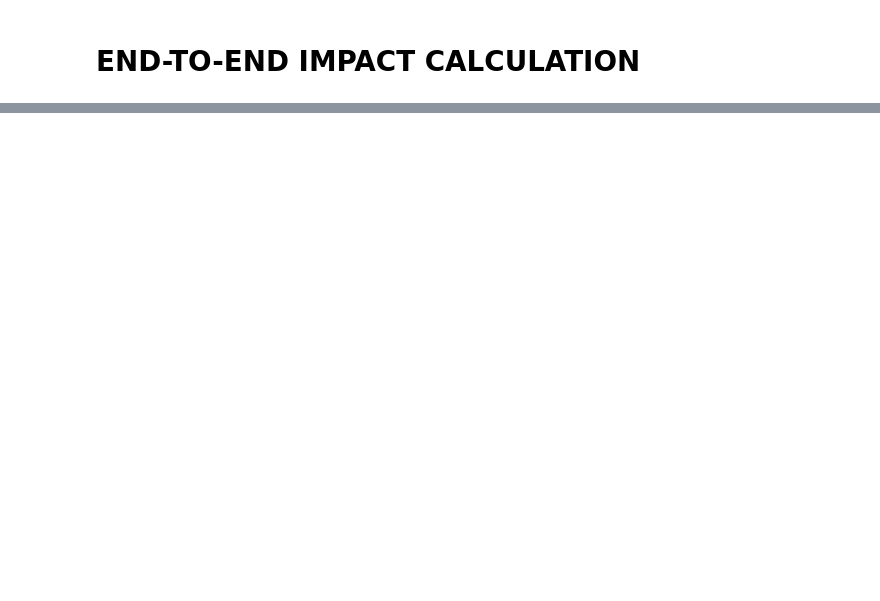
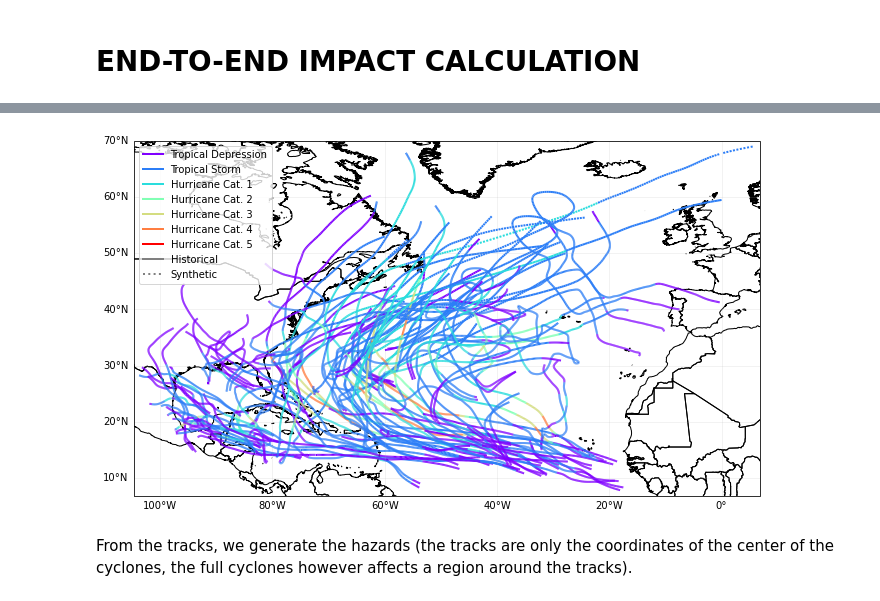
Before and after one commit to emanuel-schmid/climada_python_backup, a Jupyter notebook: doc/tutorial/climada_engine_Impact.ipynb, the cells around one changed output, grey strips where cells are left out. Saved outputs shown, nothing was run; the diff lists cells and outputs as text; code cells hidden in the pictures; blank space fills up the shorter version.

```diff
--- a/doc/tutorial/climada_engine_Impact.ipynb
+++ b/doc/tutorial/climada_engine_Impact.ipynb
@@ -170,0 +139,11 @@ The expected annual impact per exposure can be visualized through different meth
+# %%
+from climada.hazard import TCTracks, TropCyclone, Centroids
+
+# Load histrocial tropical cyclone tracks from ibtracs over the North Atlantic basin between 2010-2012
+ibtracks_na = TCTracks()
+ibtracks_na.read_ibtracs_netcdf(provider='usa', basin='NA', year_range=(2010, 2012), correct_pres=True)
+print('num tracks hist:', ibtracks_na.size)
+#Add randomly generated tracks using the calc_random_walk method (2 per historical track)
+ibtracks_na.calc_random_walk(ens_size=1)
+print('num tracks hist+syn:', ibtracks_na.size)
+ibtracks_na.equal_timestep(0.5)  # Interpolation to make the track smooth c.f.
@@ -170,0 +182,9 @@ The expected annual impact per exposure can be visualized through different meth
+# %%
+# not needed for calculations
+# visualize tracks
+ax = ibtracks_na.plot()
+ax.get_legend()._loc = 2
+# %% [output]
+[figure, added]
+# %% [markdown]
+From the tracks, we generate the hazards (the tracks are only the coordinates of the center of the cyclones, the full cyclones however affects a region around the tracks).
```
Also changed, not shown: parts of 62 cells of this notebook, 4 other files.
